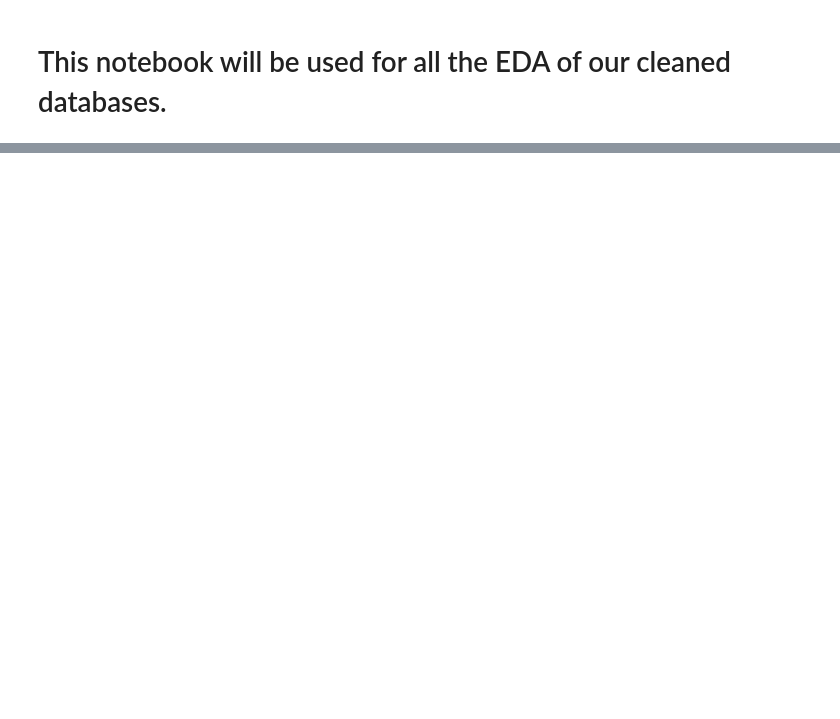
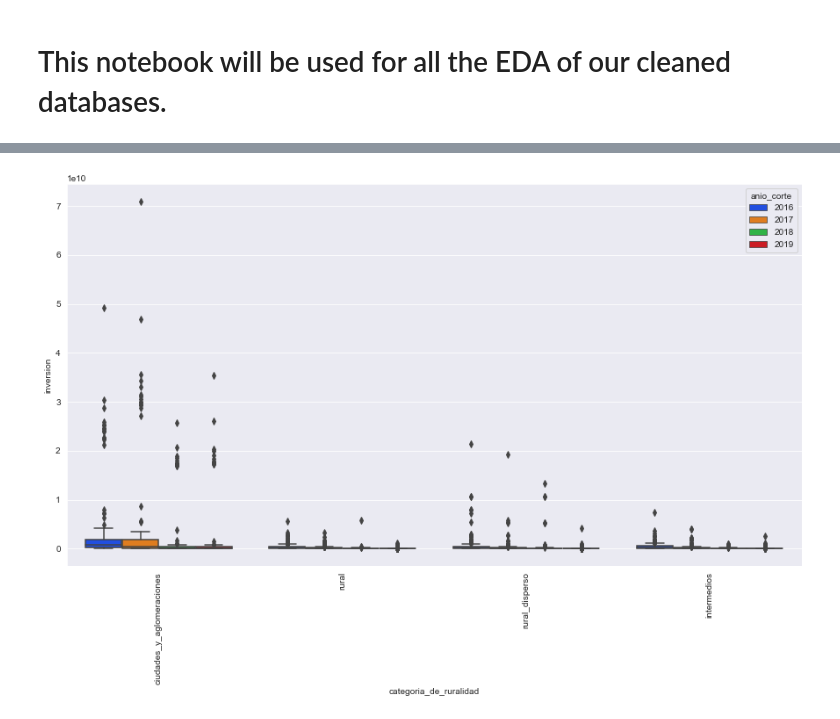
Before and after one commit to druiz35/ds4a_Team75, a Jupyter notebook: data_explor.ipynb, the cells around one changed output, grey strips where cells are left out. Cells and saved outputs as stored; diff of their text form; code cells hidden in the pictures; blank space fills up the shorter version.

```diff
--- a/data_explor.ipynb
+++ b/data_explor.ipynb
@@ -297,0 +248,9 @@ plt.show()
+# %%
+# Se genera un boxplot de la columna 'categoria_de_ruralidad' contra 'inversion', discriminada por año.
+
+fig, ax = plt.subplots(figsize=(15, 8))
+chart = sns.boxplot(y = 'inversion', x = 'categoria_de_ruralidad', ax = ax, hue = 'anio_corte', palette = 'bright', data = df_merged)
+chart.set_xticklabels(chart.get_xticklabels(), rotation=90)
+plt.show()
+# %% [output]
+[figure, added]
```
Also changed, not shown: parts of 51 cells of this notebook.
